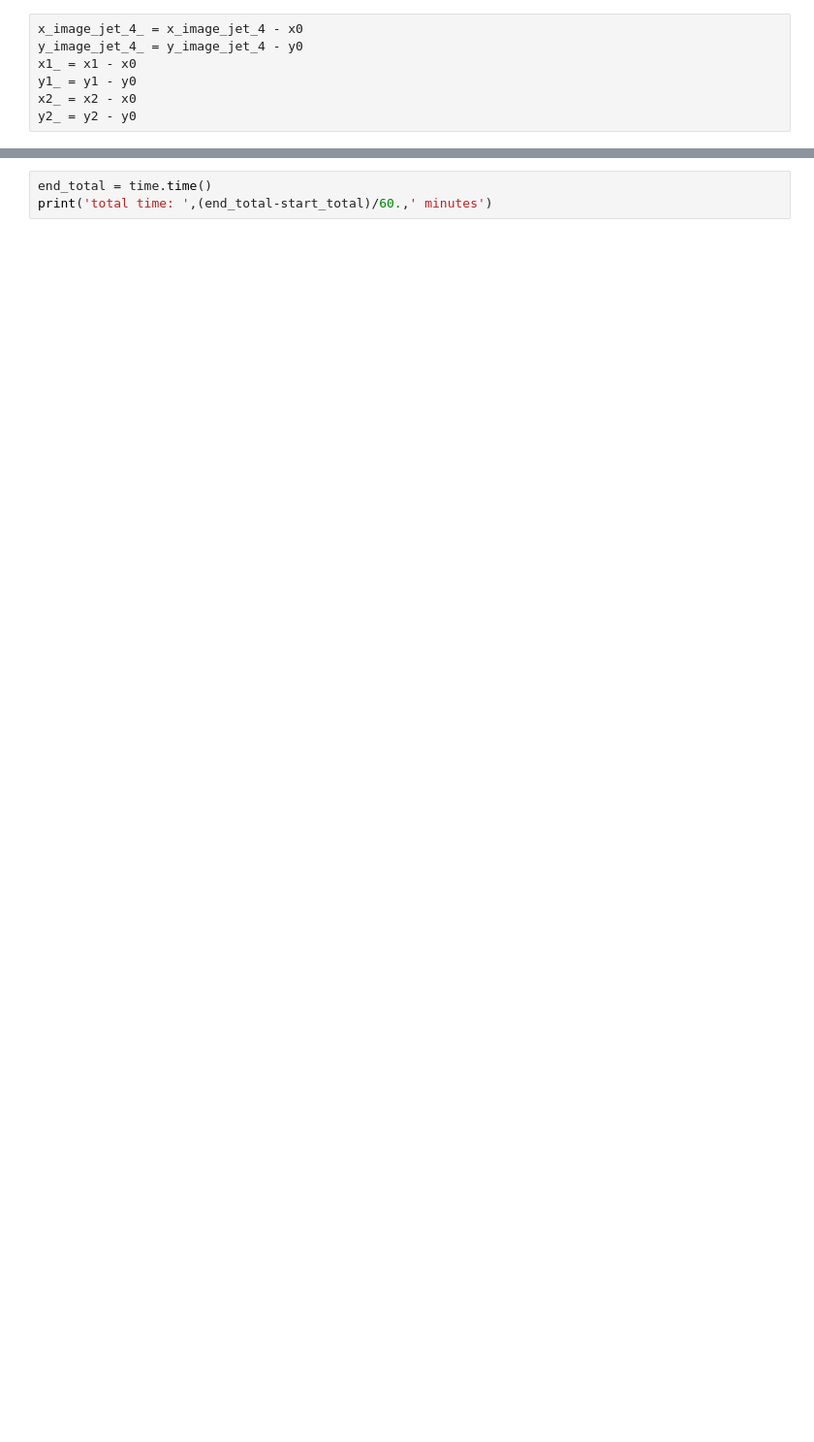
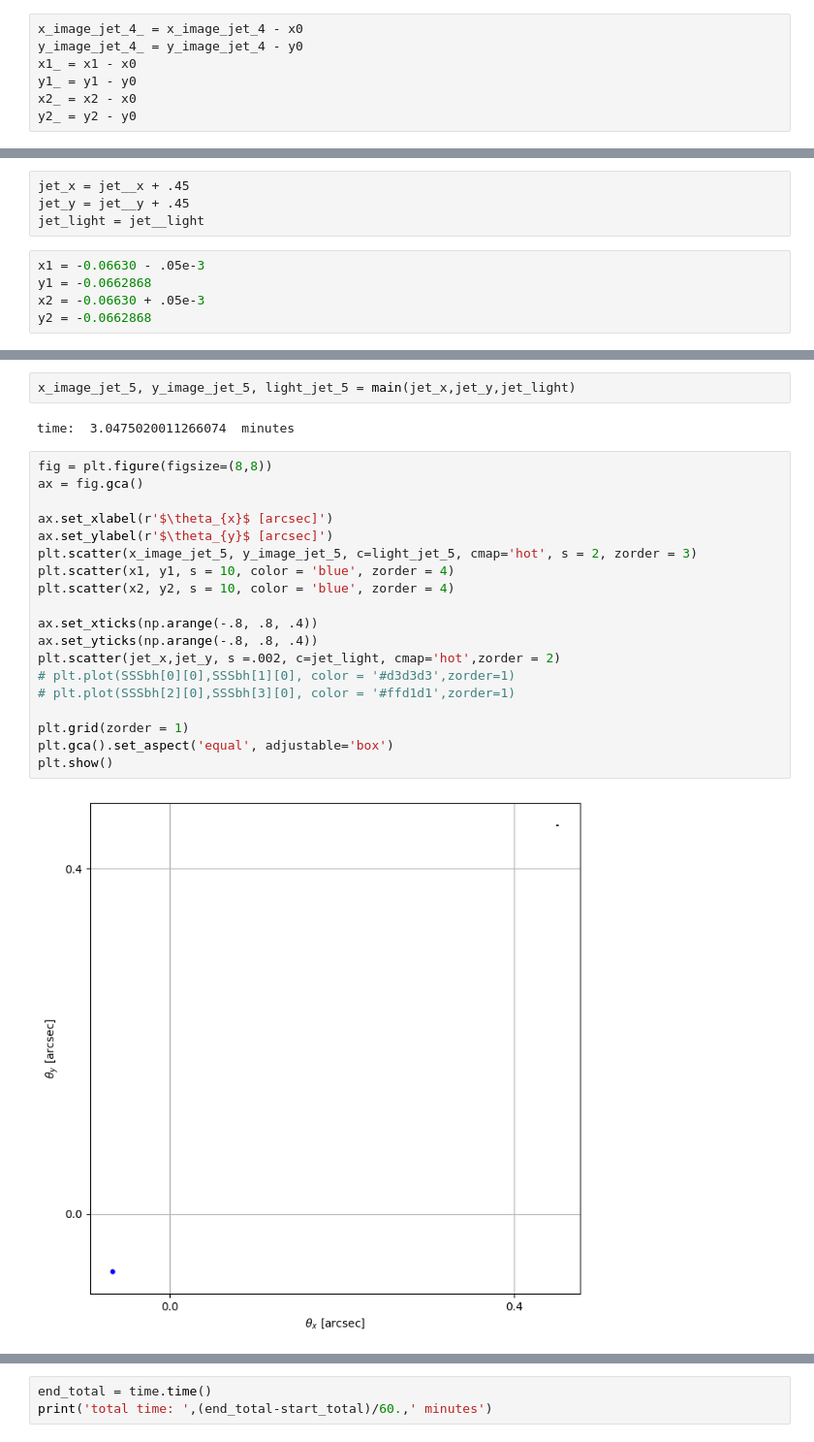
Before and after one commit to everettiantomi/lens-grav, a Jupyter notebook: numerical/sie_black_hole.ipynb, the cells around one changed output, grey strips where cells are left out. Shown at 97% size. Saved outputs shown, nothing was run; the diff lists cells and outputs as text; blank space fills up the shorter version.

```diff
--- a/numerical/sie_black_hole.ipynb
+++ b/numerical/sie_black_hole.ipynb
@@ -725,0 +724,9 @@ x0
+# %%
+jet_x = jet__x + .45
+jet_y = jet__y + .45
+jet_light = jet__light
+# %%
+x1 = -0.06630 - .05e-3
+y1 = -0.0662868
+x2 = -0.06630 + .05e-3
+y2 = -0.0662868
@@ -725,0 +740,25 @@ x0
+# %%
+x_image_jet_5, y_image_jet_5, light_jet_5 = main(jet_x,jet_y,jet_light)
+# %% [output]
+time:  3.0475020011266074  minutes
+# %%
+fig = plt.figure(figsize=(8,8))
+ax = fig.gca()
+
+ax.set_xlabel(r'$\theta_{x}$ [arcsec]')
+ax.set_ylabel(r'$\theta_{y}$ [arcsec]')
+plt.scatter(x_image_jet_5, y_image_jet_5, c=light_jet_5, cmap='hot', s = 2, zorder = 3)
+plt.scatter(x1, y1, s = 10, color = 'blue', zorder = 4)
+plt.scatter(x2, y2, s = 10, color = 'blue', zorder = 4)
+
+ax.set_xticks(np.arange(-.8, .8, .4))
+ax.set_yticks(np.arange(-.8, .8, .4))
+plt.scatter(jet_x,jet_y, s =.002, c=jet_light, cmap='hot',zorder = 2)
+# plt.plot(SSSbh[0][0],SSSbh[1][0], color = '#d3d3d3',zorder=1)
+# plt.plot(SSSbh[2][0],SSSbh[3][0], color = '#ffd1d1',zorder=1)
+
+plt.grid(zorder = 1)
+plt.gca().set_aspect('equal', adjustable='box')
+plt.show()
+# %% [output]
+[figure, added]
```
Also changed, not shown: parts of 35 cells of this notebook.
